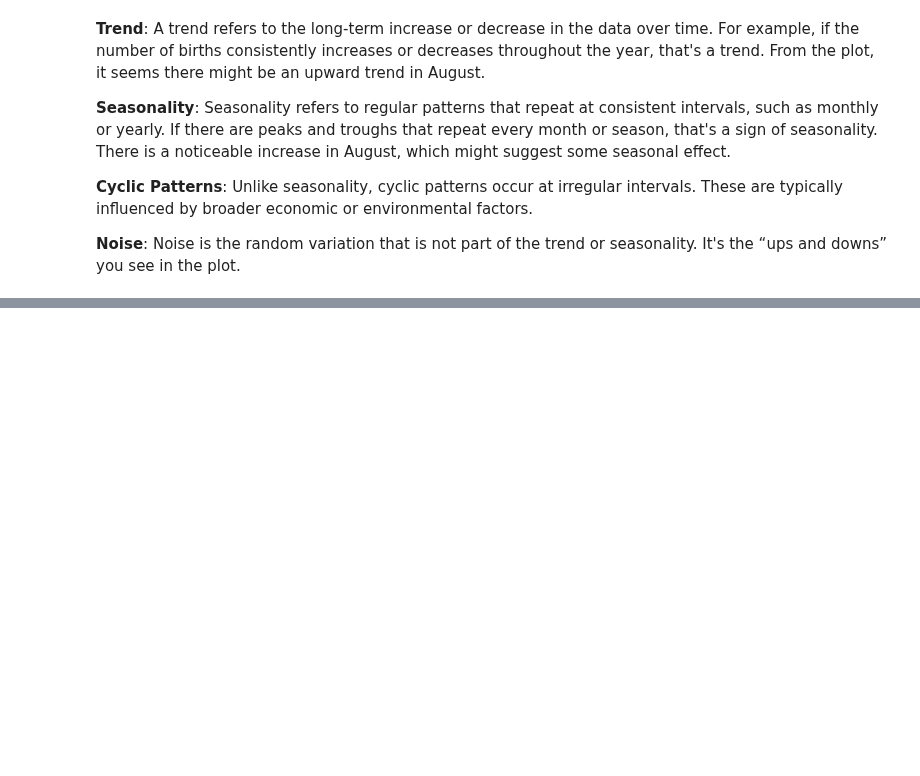
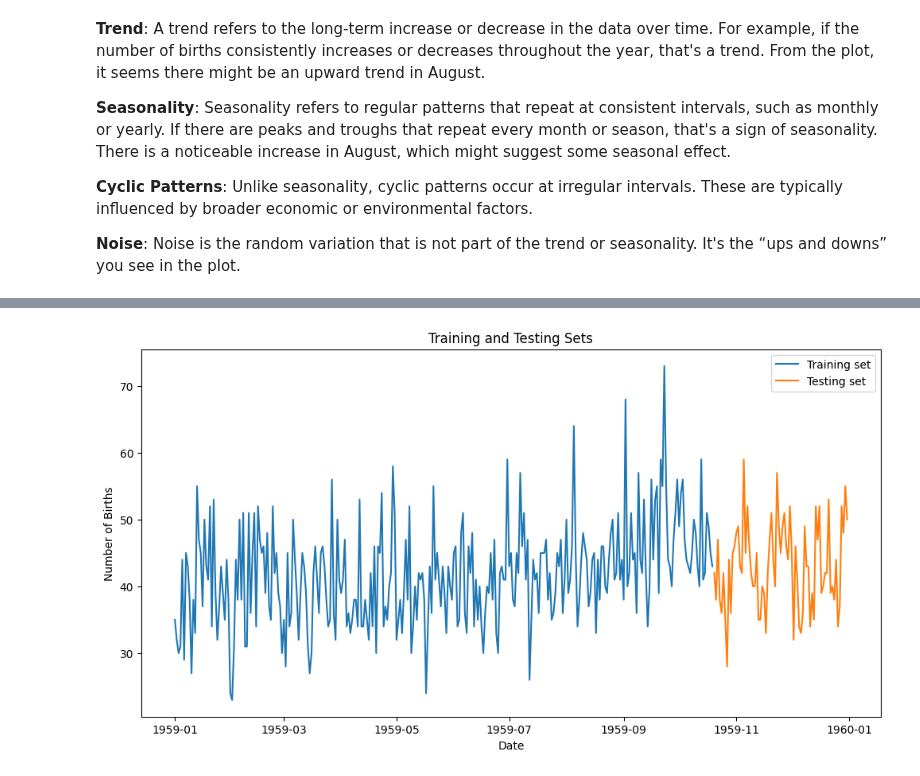
Before and after one commit to Darknight47/Data-Science-Project-01, a Jupyter notebook: daily_female_birth.ipynb, the cells around one changed output, grey strips where cells are left out. Drawn from its saved outputs; the diff is of its cells as text; code cells hidden in the pictures; blank space fills up the shorter version.

```diff
--- a/daily_female_birth.ipynb
+++ b/daily_female_birth.ipynb
@@ -103,0 +155,19 @@ plt.show()
+# %%
+# Define the split point
+split_point = int(len(dataset) * 0.8)
+
+# Split the data
+train = dataset[:split_point]
+test = dataset[split_point:]
+# %%
+# Plot the training and testing sets: This helps visualize the split and ensures that it was done correctly.
+plt.figure(figsize=(12, 6))
+plt.plot(train, label='Training set')
+plt.plot(test, label='Testing set')
+plt.title('Training and Testing Sets')
+plt.xlabel('Date')
+plt.ylabel('Number of Births')
+plt.legend()
+plt.show()
+# %% [output]
+[figure, added]
```
Also changed, not shown: parts of 3 cells of this notebook.
